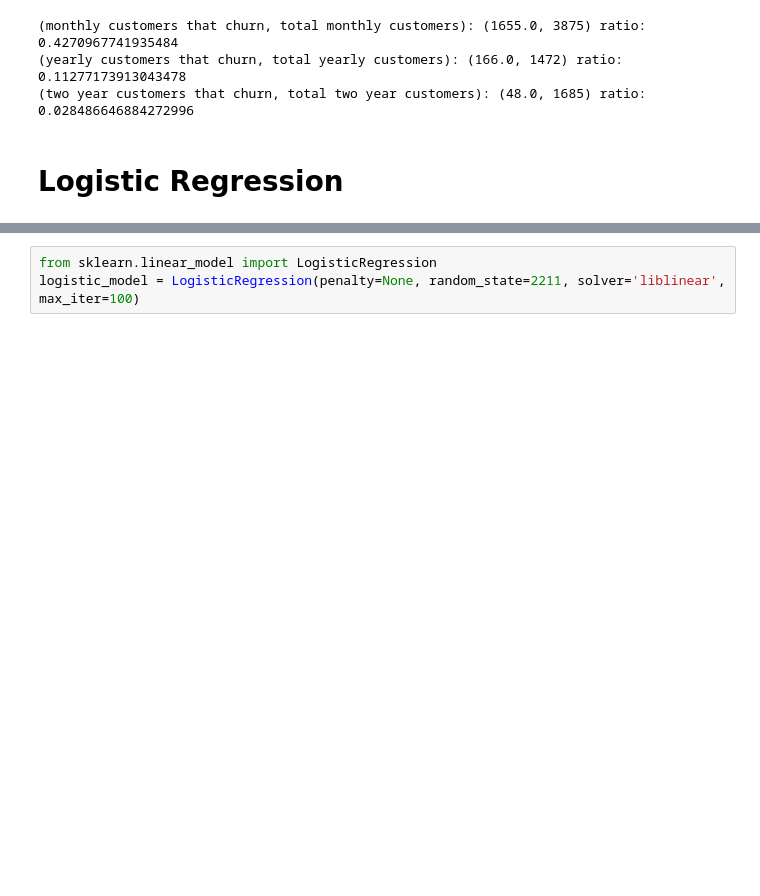
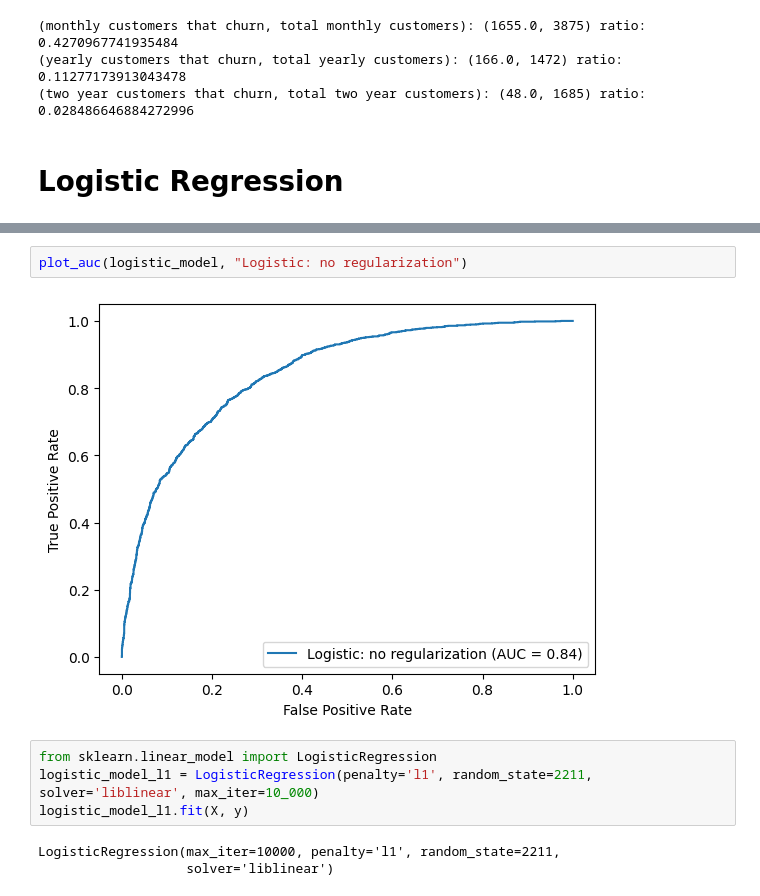
Before and after one commit to Rigbones/ISOM3360_Asg2, a Jupyter notebook: isom3360_asg2.ipynb, the cells around one changed output, grey strips where cells are left out. Saved outputs shown, nothing was run; the diff lists cells and outputs as text; blank space fills up the shorter version.

```diff
--- a/isom3360_asg2.ipynb
+++ b/isom3360_asg2.ipynb
@@ -450,3 +472,11 @@ print("(two year customers that churn, total two year customers):", two_year, "r
+# %%
+plot_auc(logistic_model, "Logistic: no regularization")
+# %% [output]
+[figure, added]
 # %%
 from sklearn.linear_model import LogisticRegression
-logistic_model = LogisticRegression(penalty=None, random_state=2211, solver='liblinear', max_iter=100)
+logistic_model_l1 = LogisticRegression(penalty='l1', random_state=2211, solver='liblinear', max_iter=10_000)
+logistic_model_l1.fit(X, y)
+# %% [output]
+LogisticRegression(max_iter=10000, penalty='l1', random_state=2211,
+                   solver='liblinear')
```
Also changed, not shown: parts of 6 cells of this notebook, 1 other file.
